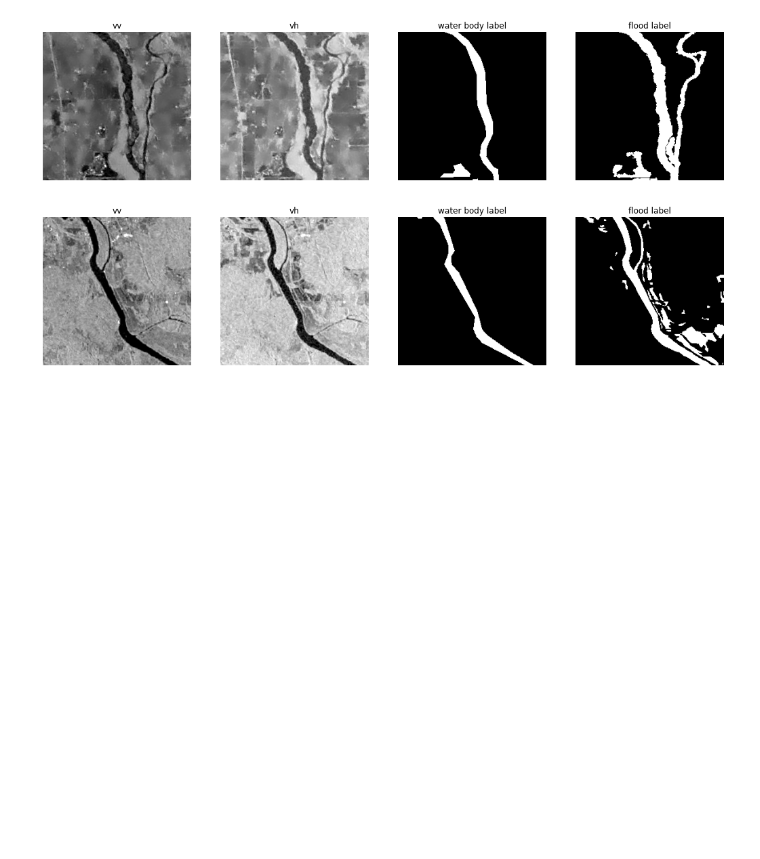
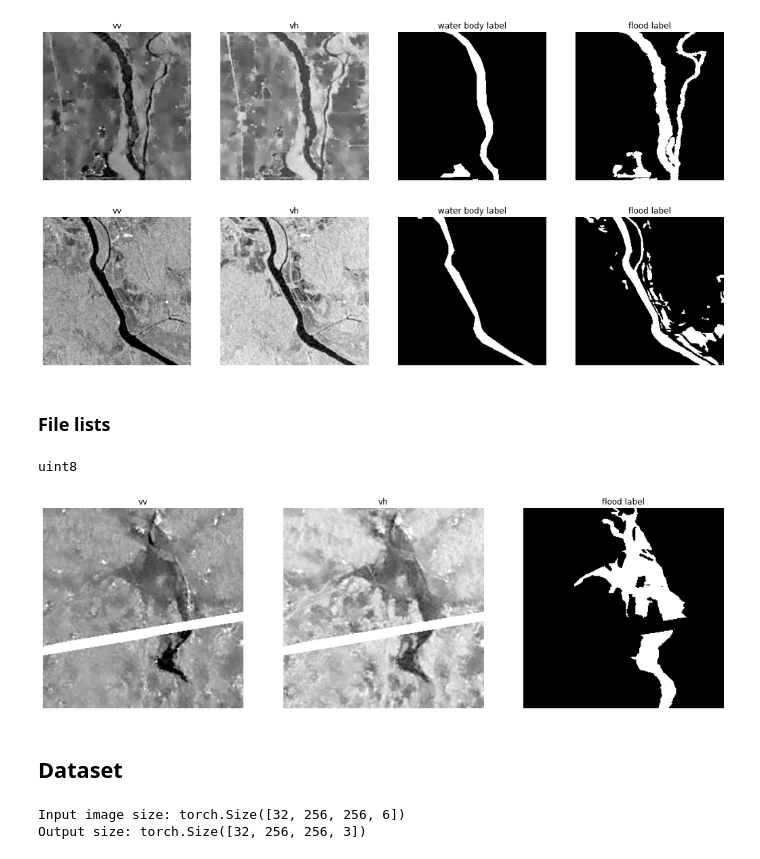
Before and after one commit to pascalhorton/flood-segmentation, a Jupyter notebook: Flood_segmentation.ipynb, the cells around one changed output. Drawn from its saved outputs; the diff is of its cells as text; code cells hidden in the pictures; blank space fills up the shorter version.

```diff
--- a/Flood_segmentation.ipynb
+++ b/Flood_segmentation.ipynb
@@ -88,3 +106,5 @@ show_train_event(event="northal_20190618t234654", tile="x-14_y-22")
 [figure]
 [figure]
 [figure]
+# %% [markdown]
+### File lists
@@ -90,0 +115,13 @@ show_train_event(event="northal_20190618t234654", tile="x-14_y-22")
+# %%
+# Type is OK
+print(skimage.io.imread(train_vh_files[0]).dtype)
+
+idx = 750
+show_images(vv=skimage.io.imread(train_vv_files[idx]),
+            vh=skimage.io.imread(train_vh_files[idx]),
+            flood_label=skimage.io.imread(train_label_files[idx]))
+# %% [output]
+uint8
+[figure, added]
+# %% [markdown]
+## Dataset
@@ -90,0 +164,8 @@ show_train_event(event="northal_20190618t234654", tile="x-14_y-22")
+# %%
+# Check shapes
+test_image, test_label = next(iter(train_loader))
+print(f"Input image size: {test_image.shape}")
+print(f"Output size: {test_label.shape}")
+# %% [output]
+Input image size: torch.Size([32, 256, 256, 6])
+Output size: torch.Size([32, 256, 256, 3])
```
Also changed, not shown: parts of 7 cells of this notebook.
